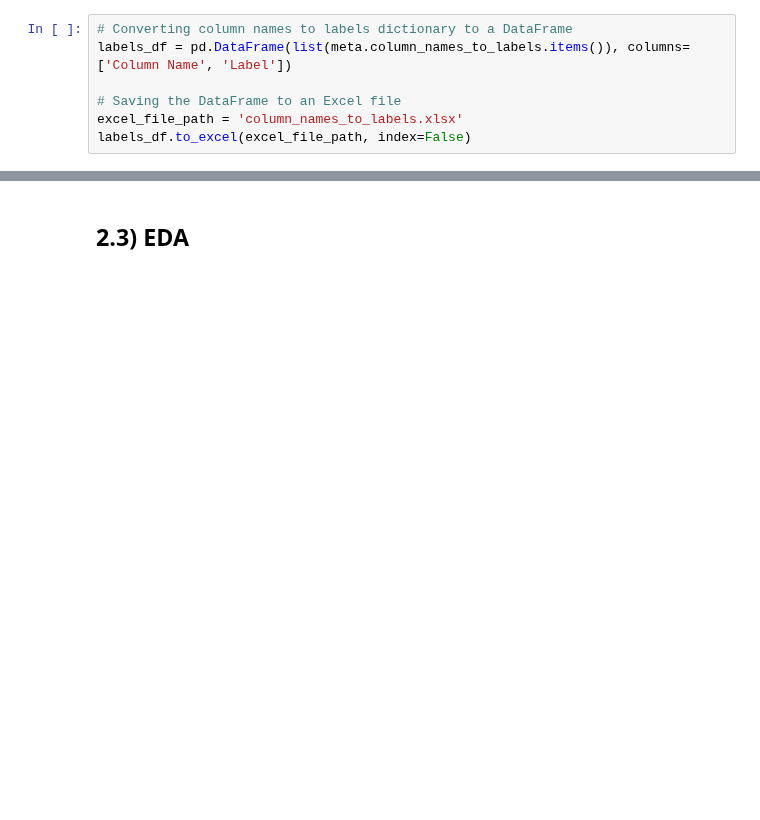
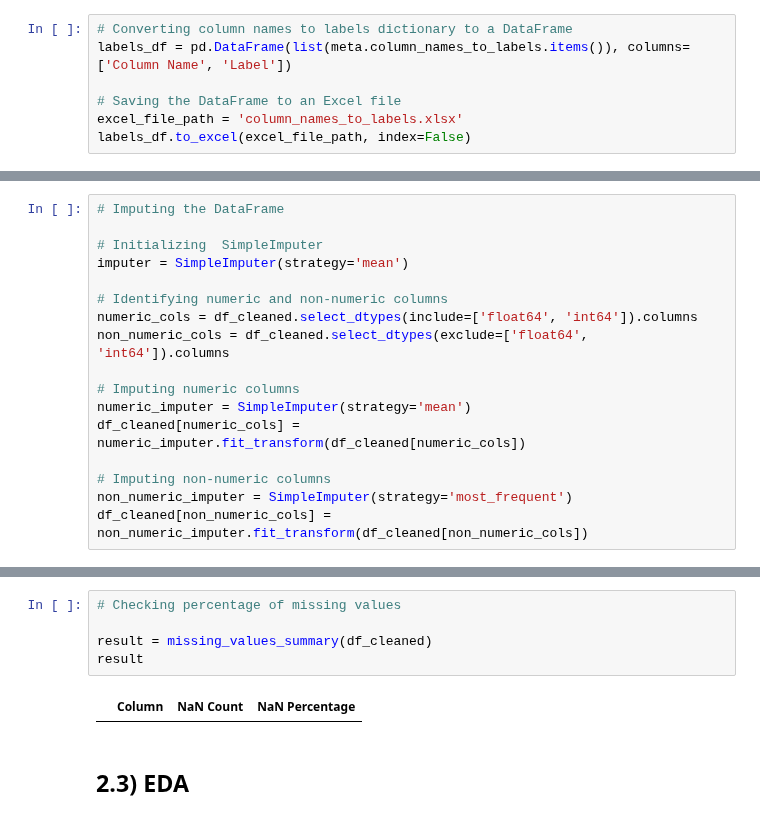
Before and after one commit to Dominic-Mu/dsc-phase-5-group-14-project, a Jupyter notebook: index.ipynb, the cells around one changed output, grey strips where cells are left out. Saved outputs shown, nothing was run; the diff lists cells and outputs as text; blank space fills up the shorter version.

```diff
--- a/index.ipynb
+++ b/index.ipynb
@@ -306,0 +319,17 @@ memory usage: 61.0+ MB
+# %%
+# Imputing the DataFrame
+
+# Initializing  SimpleImputer
+imputer = SimpleImputer(strategy='mean')
+
+# Identifying numeric and non-numeric columns
+numeric_cols = df_cleaned.select_dtypes(include=['float64', 'int64']).columns
+non_numeric_cols = df_cleaned.select_dtypes(exclude=['float64', 'int64']).columns
+
+# Imputing numeric columns
+numeric_imputer = SimpleImputer(strategy='mean')
+df_cleaned[numeric_cols] = numeric_imputer.fit_transform(df_cleaned[numeric_cols])
+
+# Imputing non-numeric columns
+non_numeric_imputer = SimpleImputer(strategy='most_frequent')
+df_cleaned[non_numeric_cols] = non_numeric_imputer.fit_transform(df_cleaned[non_numeric_cols])
@@ -307,2 +347,9 @@ memory usage: 61.0+ MB
+# %%
+# Checking percentage of missing values
+
+result = missing_values_summary(df_cleaned)
+result
+# %% [output]
+|  | Column | NaN Count | NaN Percentage |
 # %% [markdown]
 ## 2.3) EDA
```
Also changed, not shown: parts of 13 cells of this notebook, 3 other files.
